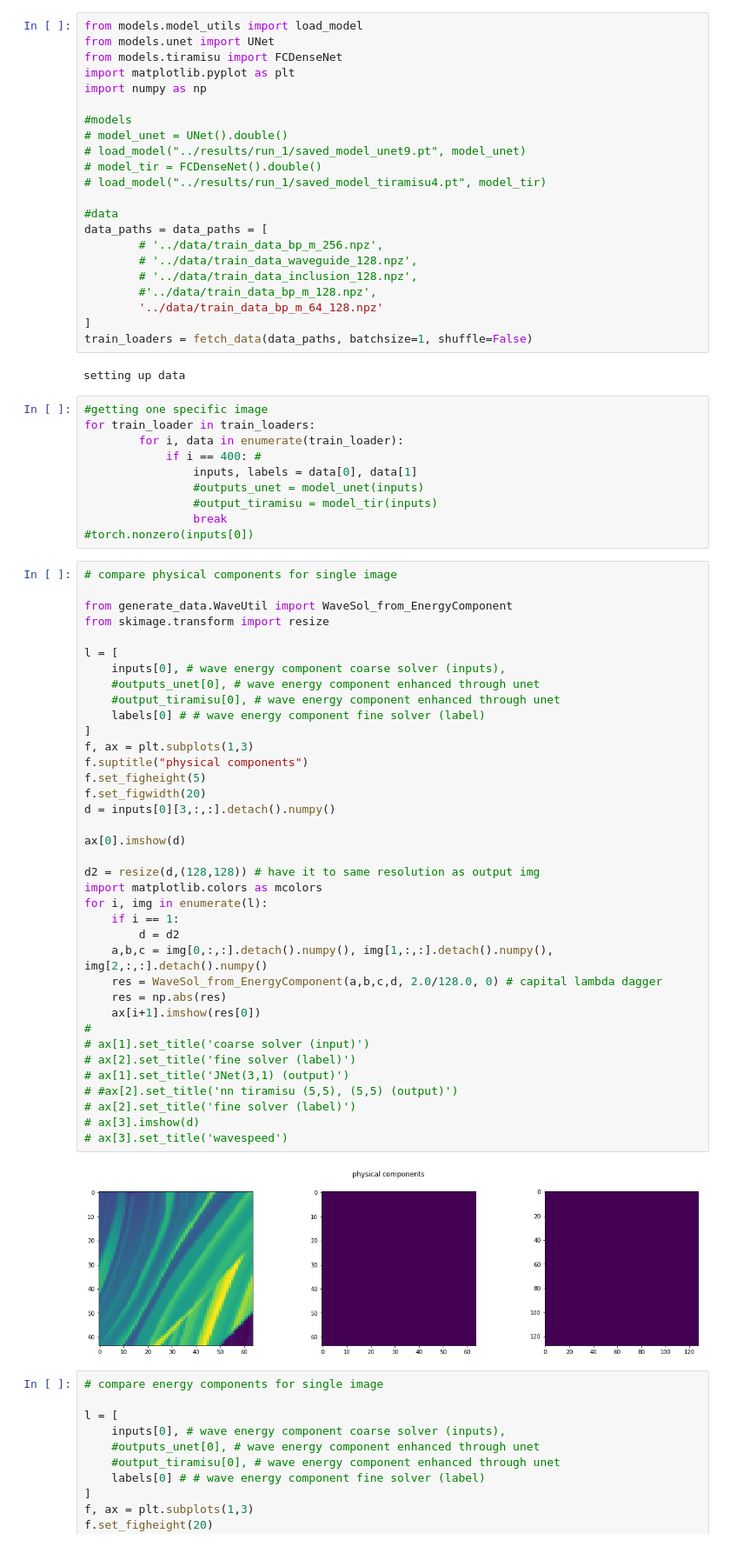
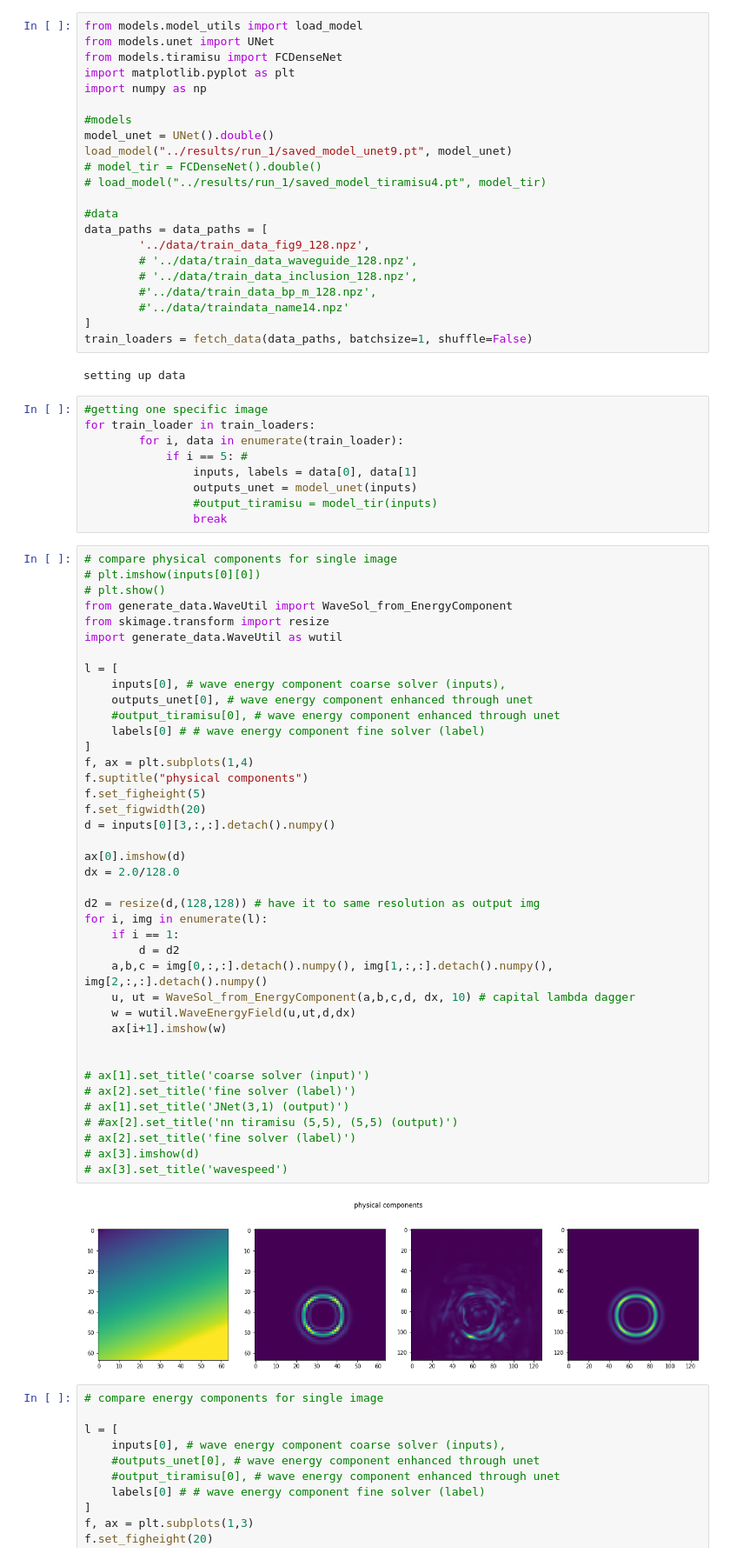
Before and after one commit to utkaiser/masterthesis_code, a Jupyter notebook: analysis/wave_field_reproduction.ipynb, the cells around one changed output. Shown: that part at 87% size. Drawn from its saved outputs; the diff is of its cells as text.

Commit message:
struggling data generation

```diff
--- a/analysis/wave_field_reproduction.ipynb
+++ b/analysis/wave_field_reproduction.ipynb
@@ -27,18 +27,18 @@ import matplotlib.pyplot as plt
 import numpy as np
 
 #models
-# model_unet = UNet().double()
-# load_model("../results/run_1/saved_model_unet9.pt", model_unet)
+model_unet = UNet().double()
+load_model("../results/run_1/saved_model_unet9.pt", model_unet)
 # model_tir = FCDenseNet().double()
 # load_model("../results/run_1/saved_model_tiramisu4.pt", model_tir)
 
 #data
 data_paths = data_paths = [
-        # '../data/train_data_bp_m_256.npz',
+        '../data/train_data_fig9_128.npz',
         # '../data/train_data_waveguide_128.npz',
         # '../data/train_data_inclusion_128.npz',
         #'../data/train_data_bp_m_128.npz',
-        '../data/train_data_bp_m_64_128.npz'
+        #'../data/traindata_name14.npz'
 ]
 train_loaders = fetch_data(data_paths, batchsize=1, shuffle=False)
 # %% [output]
@@ -47,51 +47,53 @@ setting up data
 #getting one specific image
 for train_loader in train_loaders:
         for i, data in enumerate(train_loader):
-            if i == 400: #
+            if i == 5: #
                 inputs, labels = data[0], data[1]
-                #outputs_unet = model_unet(inputs)
+                outputs_unet = model_unet(inputs)
                 #output_tiramisu = model_tir(inputs)
                 break
-#torch.nonzero(inputs[0])
 # %%
 # compare physical components for single image
-
+# plt.imshow(inputs[0][0])
+# plt.show()
 from generate_data.WaveUtil import WaveSol_from_EnergyComponent
 from skimage.transform import resize
+import generate_data.WaveUtil as wutil
 
 l = [
     inputs[0], # wave energy component coarse solver (inputs),
-    #outputs_unet[0], # wave energy component enhanced through unet
+    outputs_unet[0], # wave energy component enhanced through unet
     #output_tiramisu[0], # wave energy component enhanced through unet
     labels[0] # # wave energy component fine solver (label)
 ]
-f, ax = plt.subplots(1,3)
+f, ax = plt.subplots(1,4)
 f.suptitle("physical components")
 f.set_figheight(5)
 f.set_figwidth(20)
 d = inputs[0][3,:,:].detach().numpy()
 
 ax[0].imshow(d)
+dx = 2.0/128.0
 
 d2 = resize(d,(128,128)) # have it to same resolution as output img
-import matplotlib.colors as mcolors
 for i, img in enumerate(l):
     if i == 1:
         d = d2
     a,b,c = img[0,:,:].detach().numpy(), img[1,:,:].detach().numpy(), img[2,:,:].detach().numpy()
-    res = WaveSol_from_EnergyComponent(a,b,c,d, 2.0/128.0, 0) # capital lambda dagger
-    res = np.abs(res)
-    ax[i+1].imshow(res[0])
-#
+    u, ut = WaveSol_from_EnergyComponent(a,b,c,d, dx, 10) # capital lambda dagger
+    w = wutil.WaveEnergyField(u,ut,d,dx)
+    ax[i+1].imshow(w)
+
+
 # ax[1].set_title('coarse solver (input)')
 # ax[2].set_title('fine solver (label)')
 # ax[1].set_title('JNet(3,1) (output)')
 # #ax[2].set_title('nn tiramisu (5,5), (5,5) (output)')
 # ax[2].set_title('fine solver (label)')
 # ax[3].imshow(d)
 # ax[3].set_title('wavespeed')
 # %% [output]
-[figure, old version]
+[figure, new version]
 # %%
 # compare energy components for single image
 
```
Also changed, not shown: 9 other files.
